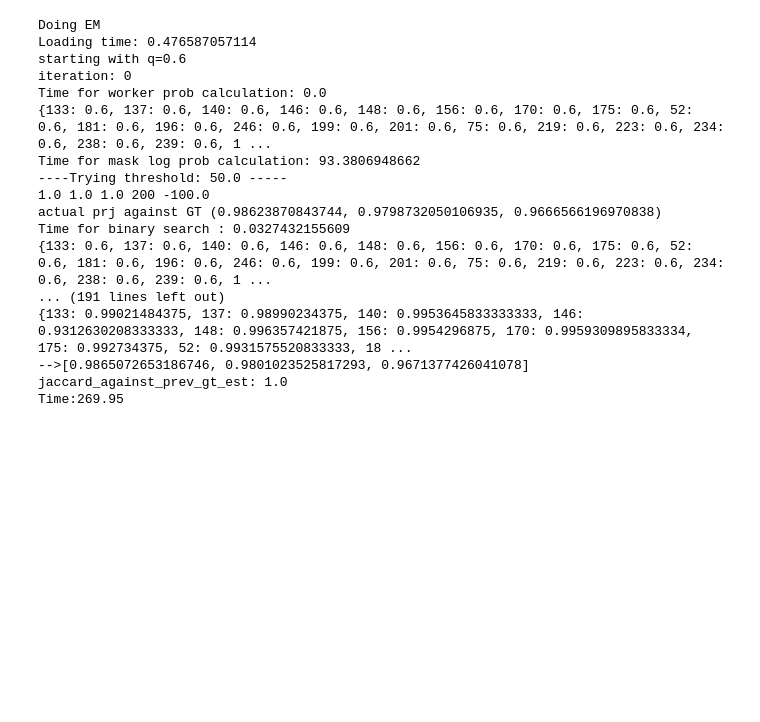
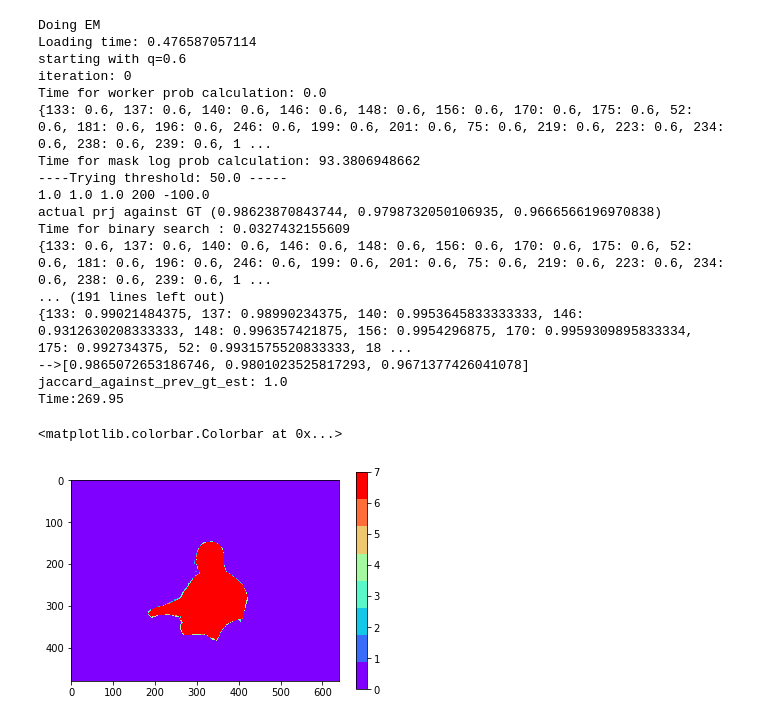
Before and after one commit to cognoscentai/segmentation, a Jupyter notebook: ipynb/CompleteDownstreamAnalysis.ipynb, the cells around one changed output. Saved outputs shown, nothing was run; the diff lists cells and outputs as text; code cells hidden in the pictures; blank space fills up the shorter version.

Commit message:
added code for discrete colorbar and prevent rerunning existing data

```diff
--- a/ipynb/CompleteDownstreamAnalysis.ipynb
+++ b/ipynb/CompleteDownstreamAnalysis.ipynb
@@ -399,0 +384,20 @@ Time:269.95
+# %%
+sample_name="5workers_rand0"
+objid=1
+k=500
+expand_thresh=0.8
+contract_thresh=0.2
+outdir = hybrid_dir(sample_name, objid, k, expand_thresh, contract_thresh)
+# %%
+hybrid_mask = pkl.load(open(outdir+"/MV_-1_hybrid_mask.pkl"))
+# %%
+MV_mask = get_MV_mask(sample_name, objid)
+gt_mask = get_gt_mask(objid)
+    sum_mask = hybrid_mask.astype(int) * 1 + MV_mask.astype(int) * 2 + gt_mask.astype(int) * 4
+
+    plt.figure()
+    plt.imshow(sum_mask, interpolation="none",cmap=discrete_cmap(8, 'rainbow'))  # , cmap="rainbow")
+    plt.colorbar()
+# %% [output]
+<matplotlib.colorbar.Colorbar at 0x...>
+[figure, added]
```
Also changed, not shown: parts of 6 cells of this notebook, 1 other file.
